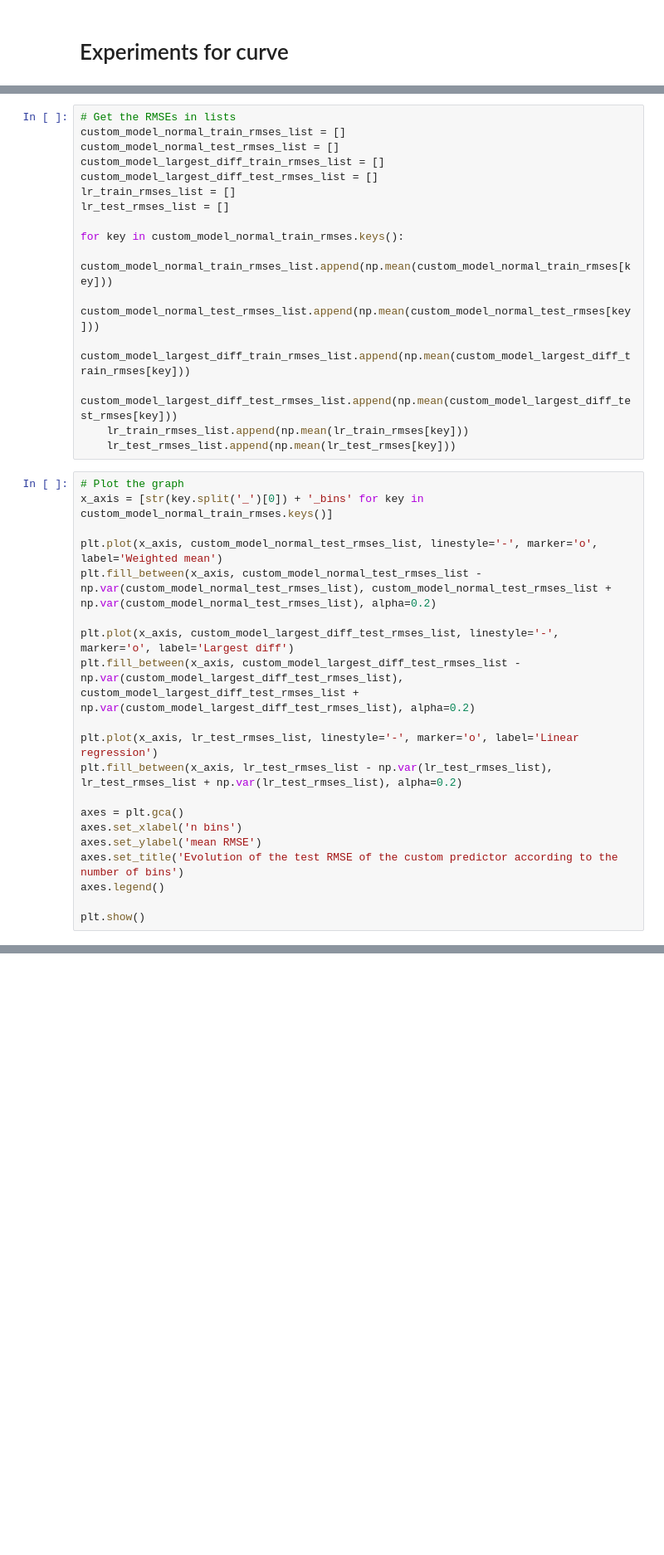
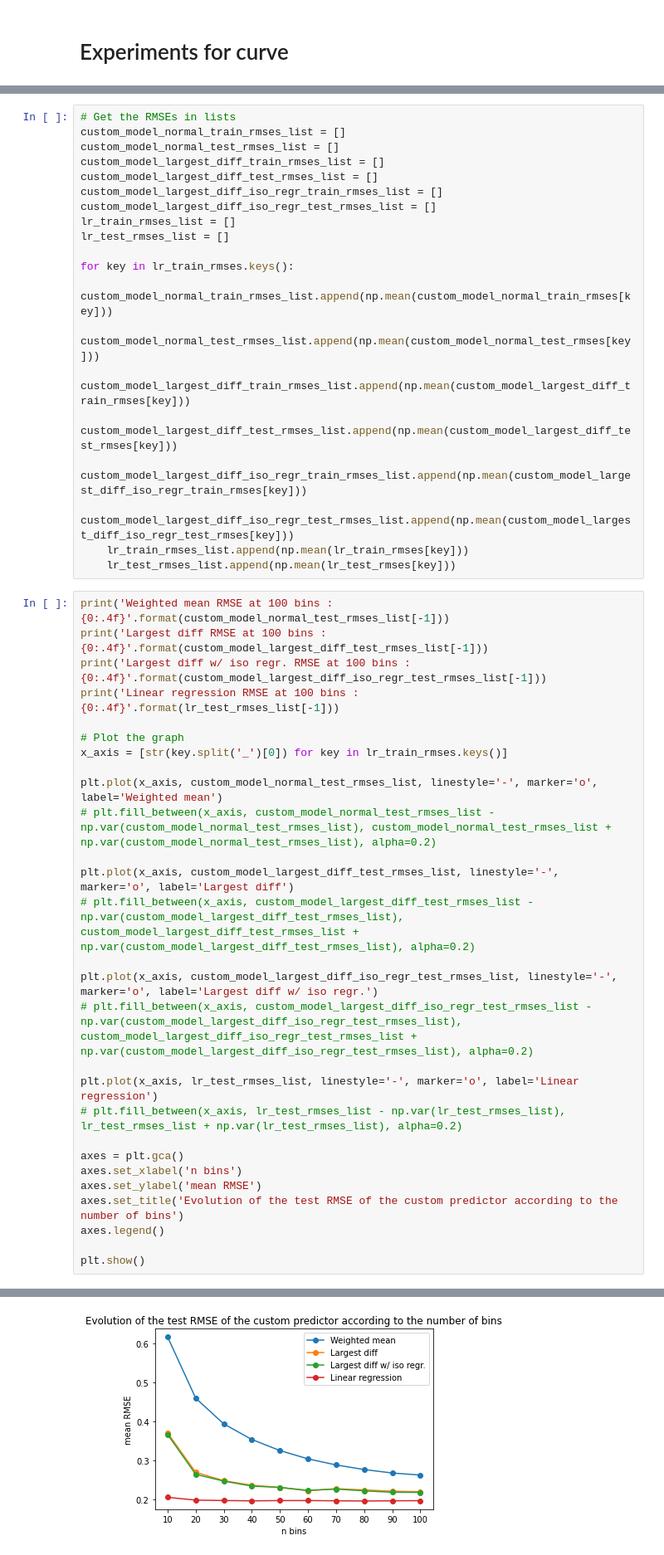
Before and after one commit to ColinTr/ClassificationForRegression, a Jupyter notebook: notebooks/Custom model.ipynb, the cells around one changed output, grey strips where cells are left out. Shown: that part at 83% size. Drawn from its saved outputs; the diff is of its cells as text; blank space fills up the shorter version.

```diff
--- a/notebooks/Custom model.ipynb
+++ b/notebooks/Custom model.ipynb
@@ -618,28 +803,40 @@ custom_model_normal_train_rmses_list = []
 custom_model_normal_test_rmses_list = []
 custom_model_largest_diff_train_rmses_list = []
 custom_model_largest_diff_test_rmses_list = []
+custom_model_largest_diff_iso_regr_train_rmses_list = []
+custom_model_largest_diff_iso_regr_test_rmses_list = []
 lr_train_rmses_list = []
 lr_test_rmses_list = []
 
-for key in custom_model_normal_train_rmses.keys():
+for key in lr_train_rmses.keys():
     custom_model_normal_train_rmses_list.append(np.mean(custom_model_normal_train_rmses[key]))
     custom_model_normal_test_rmses_list.append(np.mean(custom_model_normal_test_rmses[key]))
     custom_model_largest_diff_train_rmses_list.append(np.mean(custom_model_largest_diff_train_rmses[key]))
     custom_model_largest_diff_test_rmses_list.append(np.mean(custom_model_largest_diff_test_rmses[key]))
+    custom_model_largest_diff_iso_regr_train_rmses_list.append(np.mean(custom_model_largest_diff_iso_regr_train_rmses[key]))
+    custom_model_largest_diff_iso_regr_test_rmses_list.append(np.mean(custom_model_largest_diff_iso_regr_test_rmses[key]))
     lr_train_rmses_list.append(np.mean(lr_train_rmses[key]))
     lr_test_rmses_list.append(np.mean(lr_test_rmses[key]))
 # %%
+print('Weighted mean RMSE at 100 bins :             {0:.4f}'.format(custom_model_normal_test_rmses_list[-1]))
+print('Largest diff RMSE at 100 bins :              {0:.4f}'.format(custom_model_largest_diff_test_rmses_list[-1]))
+print('Largest diff w/ iso regr. RMSE at 100 bins : {0:.4f}'.format(custom_model_largest_diff_iso_regr_test_rmses_list[-1]))
+print('Linear regression RMSE at 100 bins :         {0:.4f}'.format(lr_test_rmses_list[-1]))
+
 # Plot the graph
-x_axis = [str(key.split('_')[0]) + '_bins' for key in custom_model_normal_train_rmses.keys()]
+x_axis = [str(key.split('_')[0]) for key in lr_train_rmses.keys()]
 
 plt.plot(x_axis, custom_model_normal_test_rmses_list, linestyle='-', marker='o', label='Weighted mean')
-plt.fill_between(x_axis, custom_model_normal_test_rmses_list - np.var(custom_model_normal_test_rmses_list), custom_model_normal_test_rmses_list + np.var(custom_model_normal_test_rmses_list), alpha=0.2)
+# plt.fill_between(x_axis, custom_model_normal_test_rmses_list - np.var(custom_model_normal_test_rmses_list), custom_model_normal_test_rmses_list + np.var(custom_model_normal_test_rmses_list), alpha=0.2)
 
 plt.plot(x_axis, custom_model_largest_diff_test_rmses_list, linestyle='-', marker='o', label='Largest diff')
-plt.fill_between(x_axis, custom_model_largest_diff_test_rmses_list - np.var(custom_model_largest_diff_test_rmses_list), custom_model_largest_diff_test_rmses_list + np.var(custom_model_largest_diff_test_rmses_list), alpha=0.2)
+# plt.fill_between(x_axis, custom_model_largest_diff_test_rmses_list - np.var(custom_model_largest_diff_test_rmses_list), custom_model_largest_diff_test_rmses_list + np.var(custom_model_largest_diff_test_rmses_list), alpha=0.2)
+
+plt.plot(x_axis, custom_model_largest_diff_iso_regr_test_rmses_list, linestyle='-', marker='o', label='Largest diff w/ iso regr.')
+# plt.fill_between(x_axis, custom_model_largest_diff_iso_regr_test_rmses_list - np.var(custom_model_largest_diff_iso_regr_test_rmses_list), custom_model_largest_diff_iso_regr_test_rmses_list + np.var(custom_model_largest_diff_iso_regr_test_rmses_list), alpha=0.2)
 
 plt.plot(x_axis, lr_test_rmses_list, linestyle='-', marker='o', label='Linear regression')
-plt.fill_between(x_axis, lr_test_rmses_list - np.var(lr_test_rmses_list), lr_test_rmses_list + np.var(lr_test_rmses_list), alpha=0.2)
+# plt.fill_between(x_axis, lr_test_rmses_list - np.var(lr_test_rmses_list), lr_test_rmses_list + np.var(lr_test_rmses_list), alpha=0.2)
 
 axes = plt.gca()
 axes.set_xlabel('n bins')
@@ -648,3 +845,4 @@ axes.set_title('Evolution of the test RMSE of the custom predictor according to
 axes.legend()
 
 plt.show()
+# %% [output]
@@ -650,0 +853 @@ plt.show()
+[figure, added]
```
Also changed, not shown: parts of 19 cells of this notebook.
